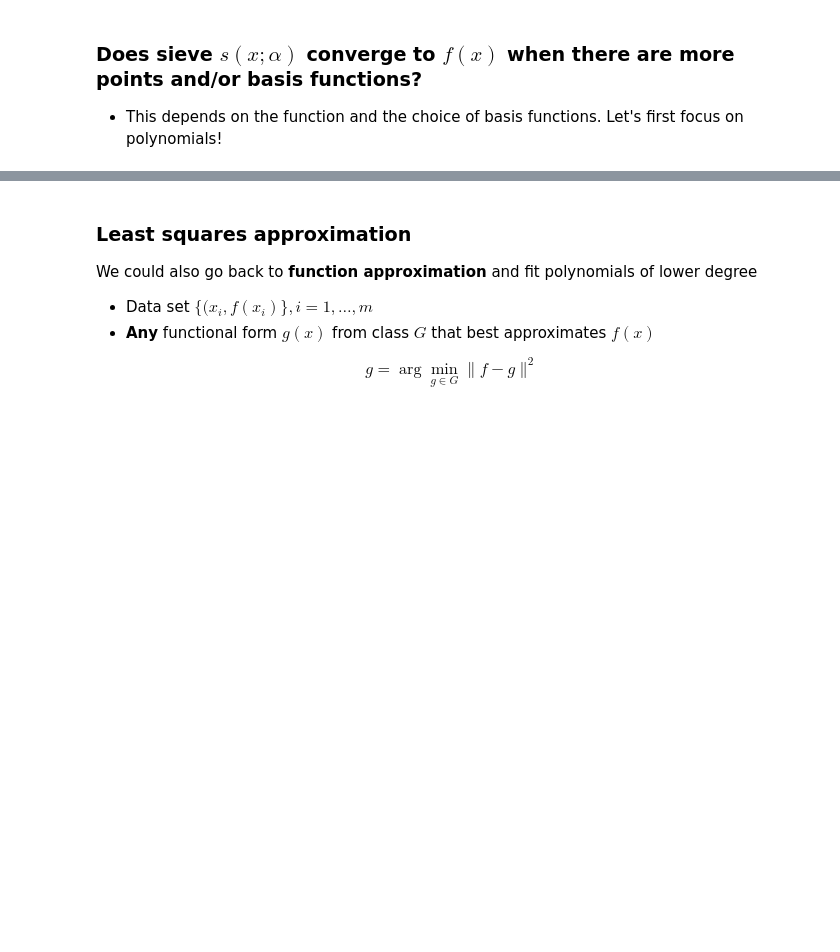
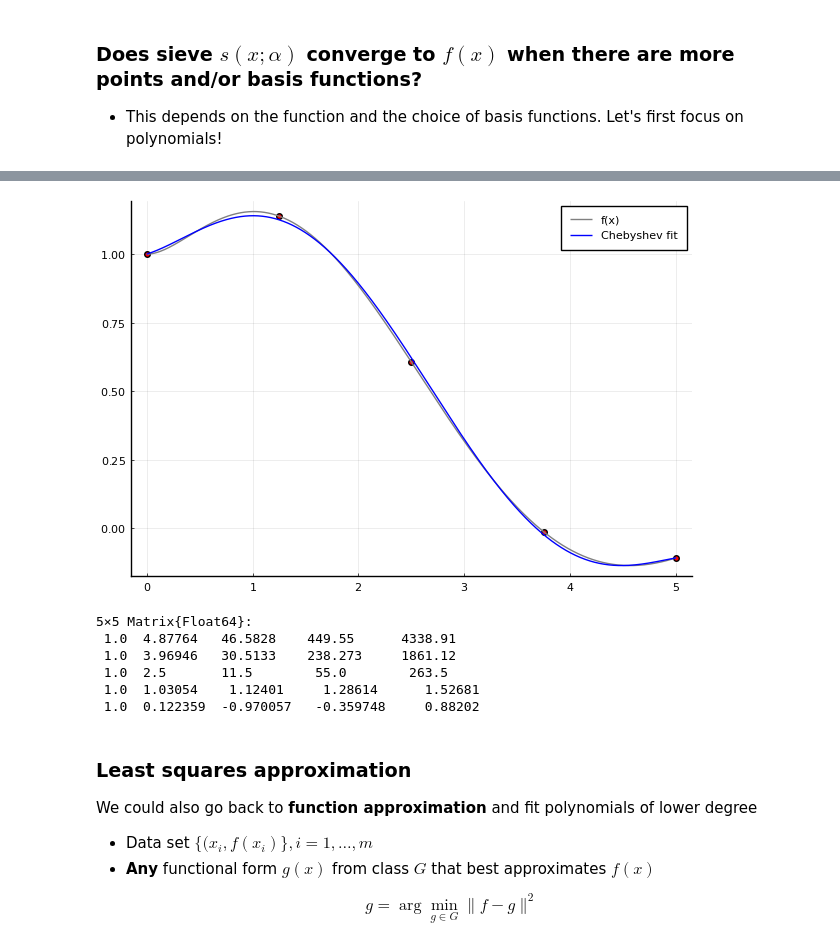
Before and after one commit to AskerNC/dp_ucph, a Jupyter notebook: 1_theory_tools/Julia/05_interpolation.ipynb, the cells around one changed output, grey strips where cells are left out. Cells and saved outputs as stored; diff of their text form; code cells hidden in the pictures; blank space fills up the shorter version.

```diff
--- a/1_theory_tools/Julia/05_interpolation.ipynb
+++ b/1_theory_tools/Julia/05_interpolation.ipynb
@@ -209,3 +194,23 @@ s1.knotsz[:,0]
+# %%
+points = chebpoints(n,0.,5.)
+c = chebinterp(f.(points),0.,5.)
+
+# Alternatively
+# using BasicInterpolators: ChebyshevInterpolator
+#c = ChebyshevInterpolator(f,0,5,n+1)
+
+p1 = sieve.plot1d(f=f,x0=x0,fx0=fx0,fhat =c,label="Chebyshev fit") #,label="Linear interpolation"
+# %% [output]
+[figure, added]
+# %%
+p
+# %% [output]
+5×5 Matrix{Float64}:
+ 1.0  4.87764   46.5828    449.55      4338.91
+ 1.0  3.96946   30.5133    238.273     1861.12
+ 1.0  2.5       11.5        55.0        263.5
+ 1.0  1.03054    1.12401     1.28614      1.52681
+ 1.0  0.122359  -0.970057   -0.359748     0.88202
 # %%
 f= lambda x: np.exp(-x/4)*np.sin(x) + 1/(1+x**2)    # function to interpolate/approximate
 #f = lambda x: (np.log(x*2/3)+0.5*np.log(x*1/3))    # another function to approximate (only for x>0)
```
Also changed, not shown: parts of 5 cells of this notebook, 1 other file.
